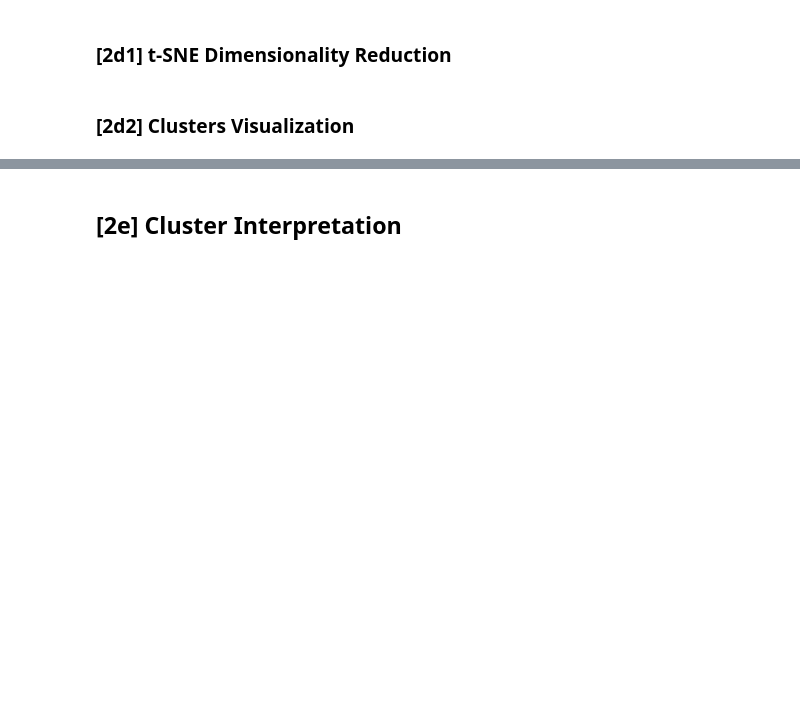
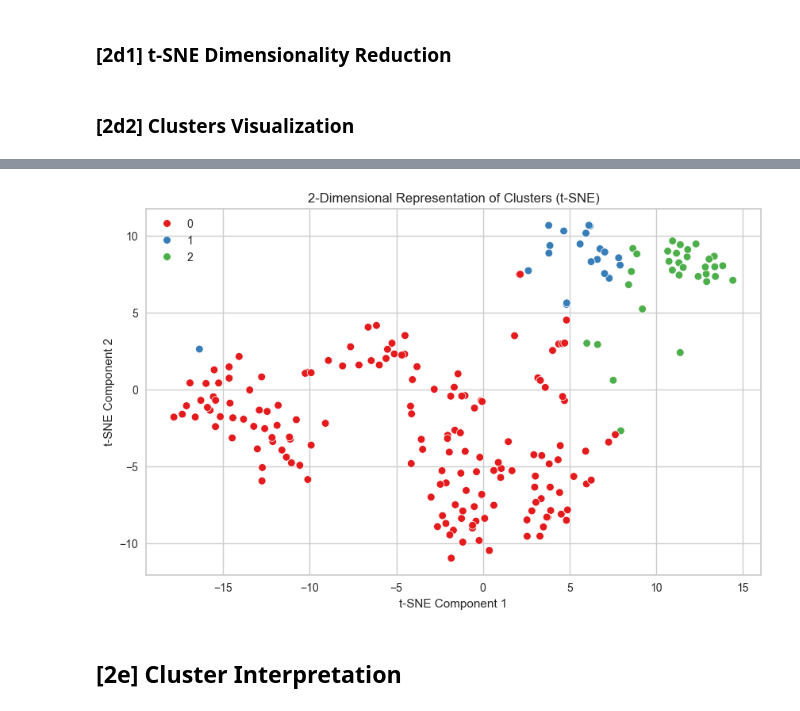
Before and after one commit to PeakFiction/FictionChamber, a Jupyter notebook: Python/Intro to AI & DS/Lab 4/Lab4.ipynb, the cells around one changed output, grey strips where cells are left out. Drawn from its saved outputs; the diff is of its cells as text; code cells hidden in the pictures; blank space fills up the shorter version.

```diff
--- a/Python/Intro to AI & DS/Lab 4/Lab4.ipynb
+++ b/Python/Intro to AI & DS/Lab 4/Lab4.ipynb
@@ -437,0 +647,83 @@ from sklearn.manifold import TSNE
+# %%
+# TODO: Visualize using scatterplot
+import pandas as pd
+import numpy as np
+import matplotlib.pyplot as plt
+import seaborn as sns
+from sklearn.cluster import KMeans
+from sklearn.manifold import TSNE
+from sklearn.preprocessing import MinMaxScaler
+
+# Read CSV
+df = pd.read_csv("glass.csv")
+
+print("========================================================")
+print("Print DataFrame after Changing the Null Values to Zero")
+df.fillna(0, inplace=True)
+print(df.tail(5))
+
+print("========================================================")
+print("Print DataFrame after Dropping Type Column")
+type_col = df['Type'].to_numpy()
+df = df.drop(columns=['Type'])
+print(df.head())
+
+# Apply Min-Max Scaling to all attributes
+scaler = MinMaxScaler()
+df_scaled = scaler.fit_transform(df)
+df_scaled = pd.DataFrame(df_scaled, columns=df.columns)
+
+print("========================================================")
+print("Print DataFrame after Min-Max Scaling")
+print(df_scaled.head())
+
+###########################################################################
+
+# Initialize lists to store silhouette scores
+silhouette_scores = []
+k_values = range(2, 9)
+
+# Iterate over each value of K
+for k in k_values:
+    # Initialize KMeans instance
+    kmeans = KMeans(n_clusters=k, n_init=10, random_state=30)
+
+    # Fit KMeans to the data
+    kmeans.fit(df_scaled)
+
+    # Calculate silhouette score
+    silhouette_avg = silhouette_score(df_scaled, kmeans.labels_)
+
+    # Append silhouette score to list
+    silhouette_scores.append(silhouette_avg)
+
+# Find the optimal value of K with the highest silhouette score
+optimal_k = k_values[silhouette_scores.index(max(silhouette_scores))]
+
+# Initialize KMeans instance with specified hyperparameters
+kmeans = KMeans(n_clusters=optimal_k, n_init=10, random_state=30)
+
+# Fit KMeans to the scaled data
+kmeans.fit(df_scaled)
+
+# Create a new dataframe with an additional 'label' column showing the assigned cluster
+df_with_labels = df_scaled.copy()
+df_with_labels['label'] = kmeans.labels_
+
+# Display the first 5 rows of the newly-created dataframe
+print("========================================================")
+print("DataFrame with Assigned Clusters")
+print(df_with_labels.head())
+
+# Apply t-SNE dimensionality reduction
+tsne = TSNE(n_components=2, random_state=30)
+df_tsne = tsne.fit_transform(df_scaled)
+
+# Plot the 2-dimensional representation of the clusters
+plt.figure(figsize=(10, 6))
+sns.scatterplot(x=df_tsne[:,0], y=df_tsne[:,1], hue=kmeans.labels_, palette='Set1', legend='full')
+plt.title('2-Dimensional Representation of Clusters (t-SNE)')
+plt.xlabel('t-SNE Component 1')
+plt.ylabel('t-SNE Component 2')
+plt.show()
+# %% [output]
@@ -438,3 +747,4 @@ from sklearn.manifold import TSNE
+[figure, added]
 # %% [markdown]
 ## [2e] Cluster Interpretation
 # %% [markdown]
```
Also changed, not shown: parts of 25 cells of this notebook, 12 other files.
